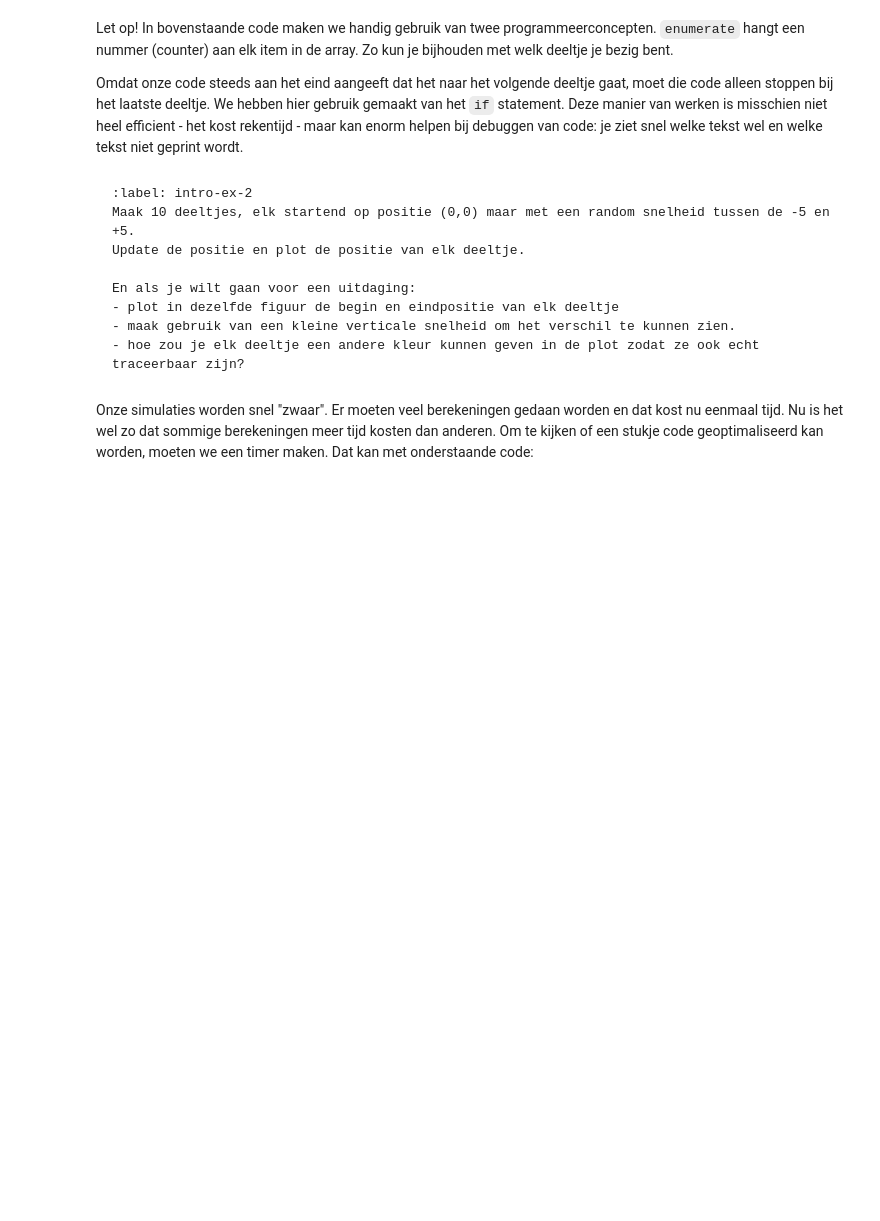
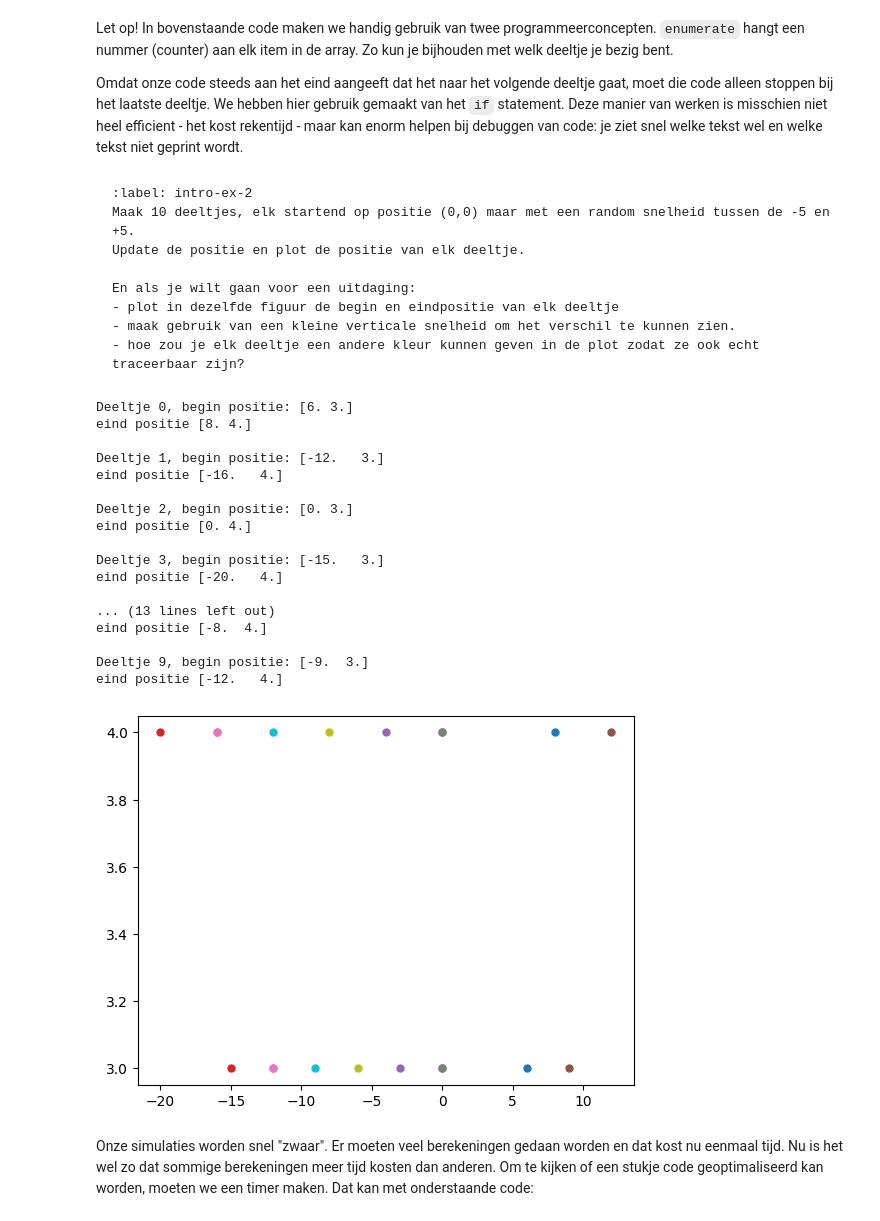
Before and after one commit to IshaSchneiders/69, a Jupyter notebook: Content/PySim/1_intro_sim.ipynb, the cells around one changed output. Saved outputs shown, nothing was run; the diff lists cells and outputs as text; code cells hidden in the pictures; blank space fills up the shorter version.

````diff
--- a/Content/PySim/1_intro_sim.ipynb
+++ b/Content/PySim/1_intro_sim.ipynb
@@ -186,8 +185,45 @@ En als je wilt gaan voor een uitdaging:
 - maak gebruik van een kleine verticale snelheid om het verschil te kunnen zien.
 - hoe zou je elk deeltje een andere kleur kunnen geven in de plot zodat ze ook echt traceerbaar zijn?
 ```
+# %%
+#into-ex-2
+#deeltjes maken
+deeltje_array= []
+for _ in range(10):
+    deeltje_array.append(ParticleClass(m=1.0, v=[np.random.randint(-5,5), 1], r=[0 , 0.0],R=1.0))
 # %%
-#your code/answer
+
+#deeltje updaten met dezelfde tijd
+for deeltje, deeltje_object in enumerate(deeltje_array):
+    print("Deeltje " + str(deeltje) + ", begin positie: " + str(deeltje_object.r))
+    deeltje_object.update_position(1.0)
+    print("eind positie " + str(deeltje_object.r))
+    print()
+
+#deeltje plotten
+plt.figure()
+for deeltje in deeltje_array:
+    plt.plot(deeltje.r[0],deeltje.r[1],".",ms=deeltje.R*10)
+plt.show()
+# %% [output]
+Deeltje 0, begin positie: [6. 3.]
+eind positie [8. 4.]
+
+Deeltje 1, begin positie: [-12.   3.]
+eind positie [-16.   4.]
+
+Deeltje 2, begin positie: [0. 3.]
+eind positie [0. 4.]
+
+Deeltje 3, begin positie: [-15.   3.]
+eind positie [-20.   4.]
+
+... (13 lines left out)
+eind positie [-8.  4.]
+
+Deeltje 9, begin positie: [-9.  3.]
+eind positie [-12.   4.]
+[figure, added]
 # %% [markdown]
 Onze simulaties worden snel "zwaar".
 Er moeten veel berekeningen gedaan worden en dat kost nu eenmaal tijd.
````
Also changed, not shown: parts of 3 cells of this notebook.
